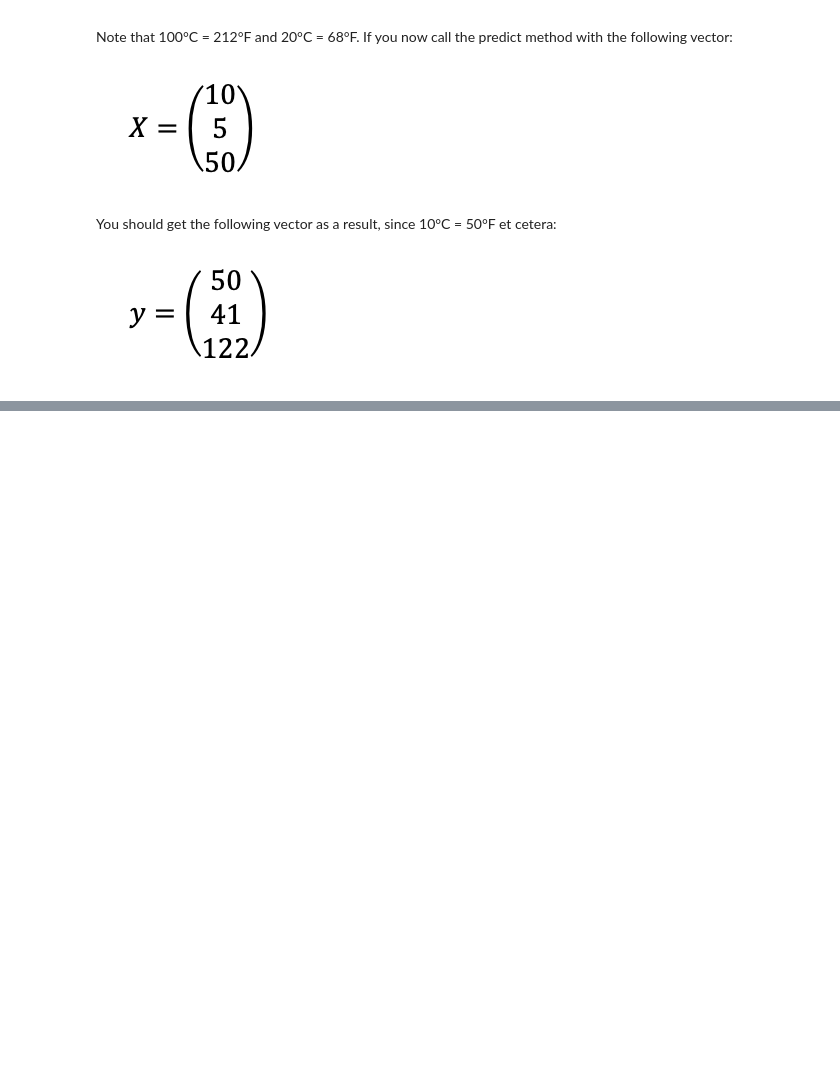
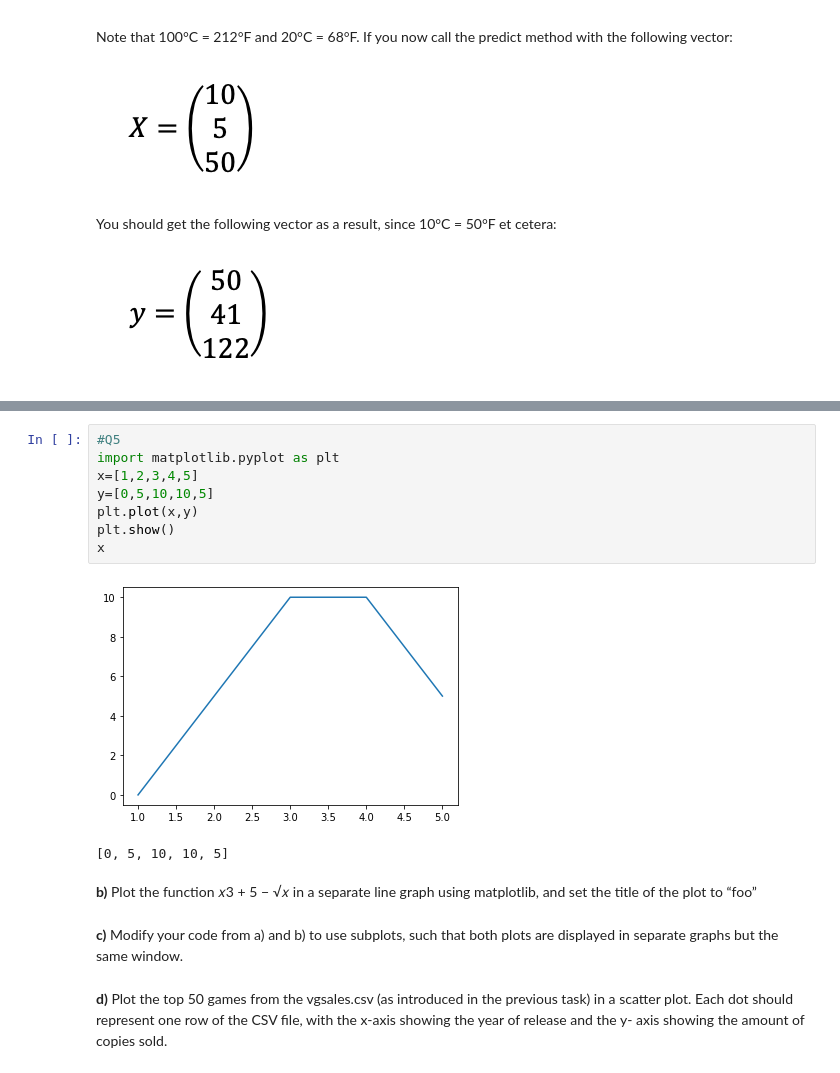
Before and after one commit to Ferkelcode/plc_training_factory_24v, a Jupyter notebook: AIDAE_Exercise.ipynb, the cells around one changed output, grey strips where cells are left out. Drawn from its saved outputs; the diff is of its cells as text; blank space fills up the shorter version.

```diff
--- a/AIDAE_Exercise.ipynb
+++ b/AIDAE_Exercise.ipynb
@@ -102,0 +197,17 @@ You should get the following vector as a result, since 10°C = 50°F et cetera:
+# %%
+#Q5
+import matplotlib.pyplot as plt
+x=[1,2,3,4,5]
+y=[0,5,10,10,5]
+plt.plot(x,y)
+plt.show()
+x
+# %% [output]
+[figure, added]
+[0, 5, 10, 10, 5]
+# %% [markdown]
+**b)** Plot the function 𝑥3 + 5 − √𝑥 in a separate line graph using matplotlib, and set the title of the plot to “foo”
+# %% [markdown]
+**c)** Modify your code from a) and b) to use subplots, such that both plots are displayed in separate graphs but the same window.
+# %% [markdown]
+**d)** Plot the top 50 games from the vgsales.csv (as introduced in the previous task) in a scatter plot. Each dot should represent one row of the CSV file, with the x-axis showing the year of release and the y- axis showing the amount of copies sold.
```
Also changed, not shown: parts of 9 cells of this notebook.
